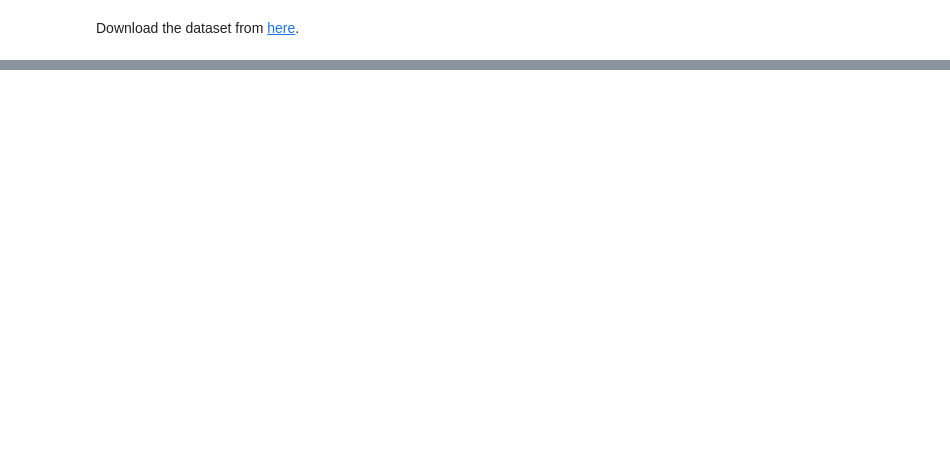
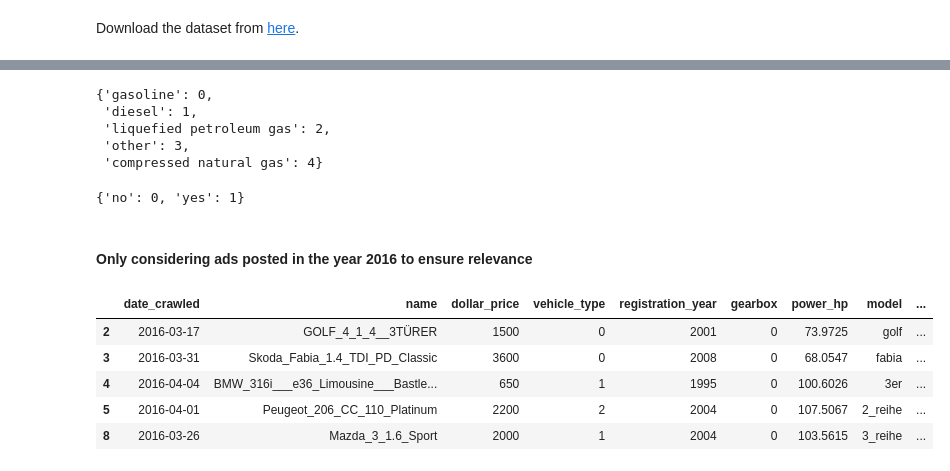
Before and after one commit to 44mkashif/ebay-used-cars-listing-analysis, a Jupyter notebook: notebook.ipynb, the cells around one changed output, grey strips where cells are left out. Drawn from its saved outputs; the diff is of its cells as text; code cells hidden in the pictures; blank space fills up the shorter version.

```diff
--- a/notebook.ipynb
+++ b/notebook.ipynb
@@ -14 +57,6 @@ autos_new.info()
 autos_new = autos_new.replace(['nein', 'ja', 'manuell', 'automatik'], ['no', 'yes', 'manual', 'automatic'])
+# %%
+# Converting PS to HP and ignoring unreal power values.
+autos_new['power_ps'] = autos_new['power_ps']*0.9863
+autos_new = autos_new.rename(columns={'power_ps': 'power_hp'})
+autos_new = autos_new[autos_new['power_hp'] < 600]
@@ -25,10 +87,19 @@ gearbox_dict
 # %%
 fuel_types = autos_new['fuel_type'].unique()
 fuel_types_dict = dict(zip(fuel_types,range(len(fuel_types))))
+fuel_types_dict
+# %% [output]
+{'gasoline': 0,
+ 'diesel': 1,
+ 'liquefied petroleum gas': 2,
+ 'other': 3,
+ 'compressed natural gas': 4}
 # %%
 unrepaired_damage = autos_new['unrepaired_damage'].unique()
 unrepaired_damage_dict = dict(zip(unrepaired_damage,range(len(unrepaired_damage))))
 unrepaired_damage_dict
+# %% [output]
+{'no': 0, 'yes': 1}
 # %%
 autos_new['vehicle_type'] = autos_new['vehicle_type'].map(vehicle_type_dict)
 autos_new['gearbox'] = autos_new['gearbox'].map(gearbox_dict)
@@ -38,11 +109,20 @@ autos_new['unrepaired_damage'] = autos_new['unrepaired_damage'].map(unrepaired_d
 autos_new['date_crawled'] = pd.to_datetime(autos_new['date_crawled'])
 autos_new['ad_created'] = pd.to_datetime(autos_new['ad_created'])
 autos_new['last_seen_online'] = pd.to_datetime(autos_new['last_seen_online'])
+# %% [markdown]
+#### Only considering ads posted in the year 2016 to ensure relevance
 # %%
 import datetime as dt
 
 autos_new = autos_new[autos_new['ad_created'].dt.year == 2016]
-autos_new
+autos_new.head()
+# %% [output]
+|  | date_crawled | name | dollar_price | vehicle_type | registration_year | gearbox | power_hp | model | ... |
+| 2 | 2016-03-17 | GOLF_4_1_4__3TÜRER | 1500 | 0 | 2001 | 0 | 73.9725 | golf | ... |
+| 3 | 2016-03-31 | Skoda_Fabia_1.4_TDI_PD_Classic | 3600 | 0 | 2008 | 0 | 68.0547 | fabia | ... |
+| 4 | 2016-04-04 | BMW_316i___e36_Limousine___Bastle... | 650 | 1 | 1995 | 0 | 100.6026 | 3er | ... |
+| 5 | 2016-04-01 | Peugeot_206_CC_110_Platinum | 2200 | 2 | 2004 | 0 | 107.5067 | 2_reihe | ... |
+| 8 | 2016-03-26 | Mazda_3_1.6_Sport | 2000 | 1 | 2004 | 0 | 103.5615 | 3_reihe | ... |
 # %%
 def getcol(colname):
     return autos_new[colname]
```
Also changed, not shown: parts of 28 cells of this notebook.
